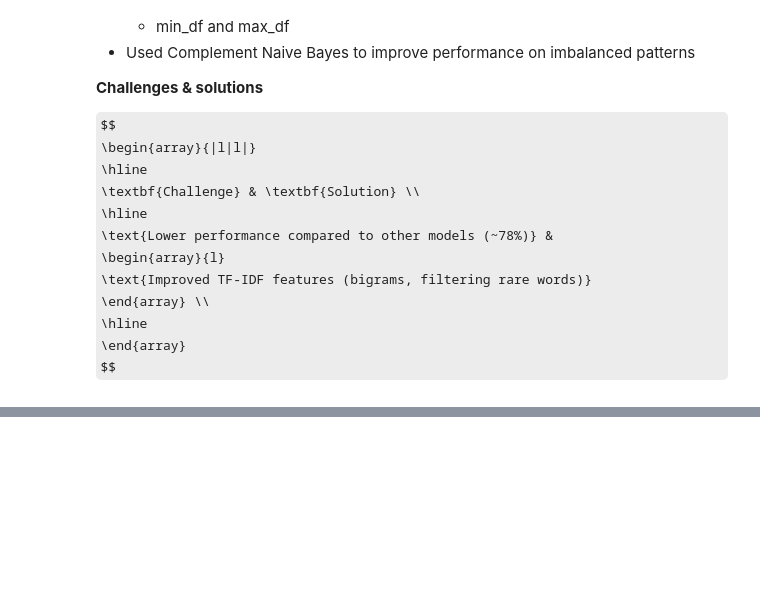
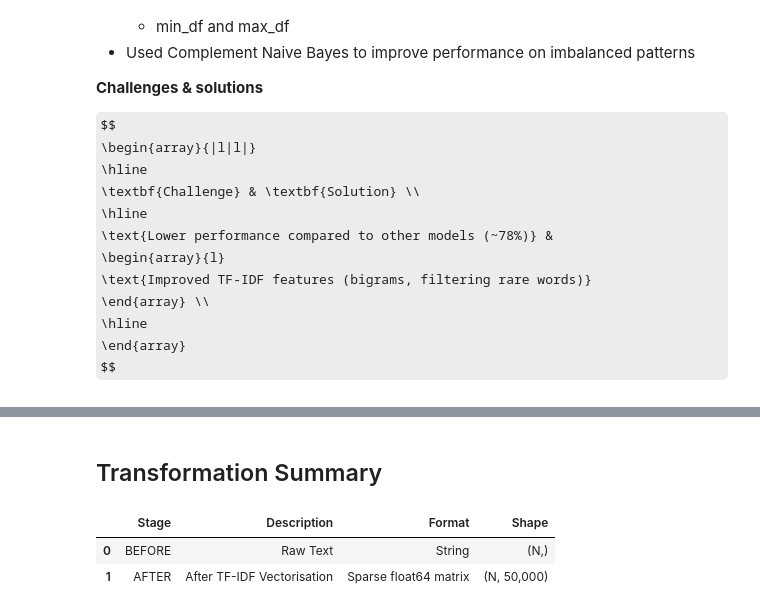
Before and after one commit to glenpaulson/toxicity-mining-nlp, a Jupyter notebook: Notebooks/Milestone_3/ToxicityMining_NaiveBayes.ipynb, the cells around one changed output, grey strips where cells are left out. Cells and saved outputs as stored; diff of their text form; code cells hidden in the pictures; some formulas as TeX source; blank space fills up the shorter version.

```diff
--- a/Notebooks/Milestone_3/ToxicityMining_NaiveBayes.ipynb
+++ b/Notebooks/Milestone_3/ToxicityMining_NaiveBayes.ipynb
@@ -178,0 +246,25 @@ $$
+# %% [markdown]
+## Transformation Summary
+# %%
+data = {
+    "Stage": ["BEFORE", "AFTER"],
+    "Description": [
+        "Raw Text",
+        "After TF-IDF Vectorisation"
+    ],
+    "Format": [
+        "String",
+        "Sparse float64 matrix"
+    ],
+    "Shape": [
+        "(N,)",
+        "(N, 50,000)"
+    ]
+}
+
+summary = pd.DataFrame(data)
+summary
+# %% [output]
+|  | Stage | Description | Format | Shape |
+| 0 | BEFORE | Raw Text | String | (N,) |
+| 1 | AFTER | After TF-IDF Vectorisation | Sparse float64 matrix | (N, 50,000) |
```
Also changed, not shown: parts of 6 cells of this notebook.
